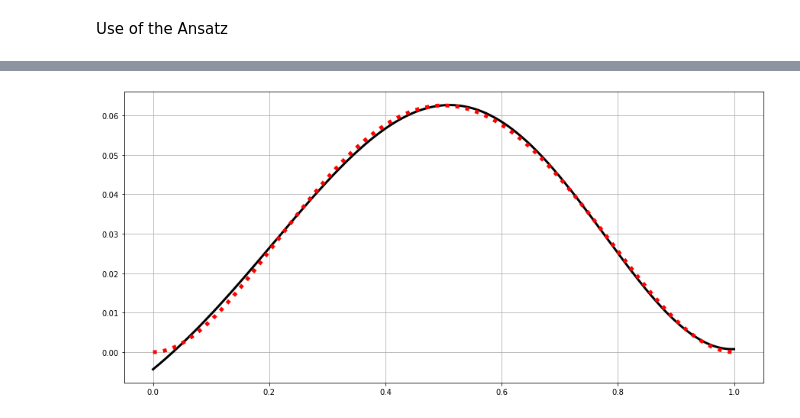
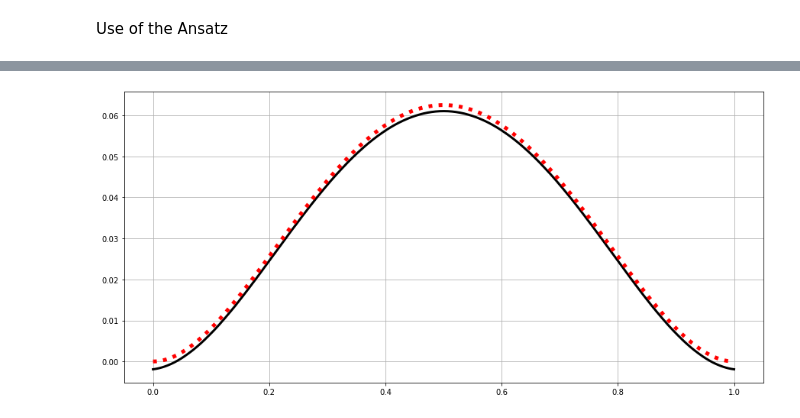
Before and after one commit to guimgarnier/EG_neuralgalerkin, a Jupyter notebook: notebooks/ansatz.ipynb, the cells around one changed output, grey strips where cells are left out. Drawn from its saved outputs; the diff is of its cells as text; code cells hidden in the pictures.

```diff
--- a/notebooks/ansatz.ipynb
+++ b/notebooks/ansatz.ipynb
@@ -37,9 +37,9 @@ d = 1
 m = 10
 model = Ansatz(d,m)
 
-    # Training
+# Training
 criterion=torch.nn.MSELoss()
-optimizer=torch.optim.Adam(model.parameters(),lr=1e-3)
+optimizer=torch.optim.Adam(model.parameters(),lr=1e-2)
 
 total_acc, total_loss=[], []
 for epoch in range(30000):
@@ -52,11 +52,11 @@ for epoch in range(30000):
     optimizer.step()
 print(' - Training is complete')
 
-    # Visualisation
+# Visualisation
 y_train = model(mesh_x)
 fig = plt.figure(figsize=(15, 7))
-plt.plot(mesh_x.detach(), y_train.detach(), 'k', lw=3)
-plt.plot(mesh_x.detach(), y_true.detach(),'r:', lw=5)
+plt.plot(mesh_x.detach(), y_train.detach(), 'k', lw=3, label='approximation')
+plt.plot(mesh_x.detach(), y_true.detach(),'r:', lw=5, label='true solution')
 plt.grid()
 plt.show()
 # %% [output]
@@ -74,2 +74,2 @@ epoch: 27000 | loss:  tensor(9.2875e-07, grad_fn=<MseLossBackward0>)
  - Training is complete
-[figure, old version]
+[figure, new version]
```
Also changed, not shown: parts of 5 cells of this notebook, 1 other file.
